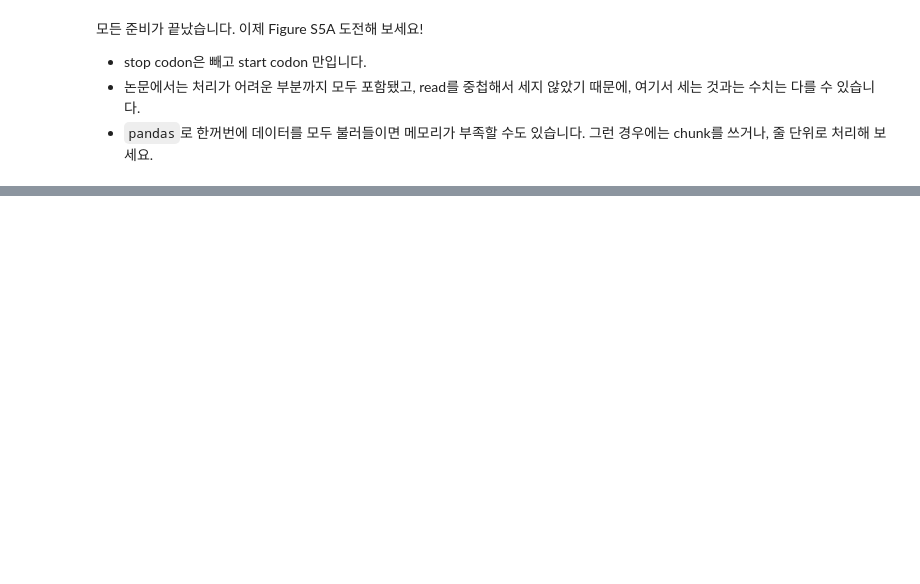
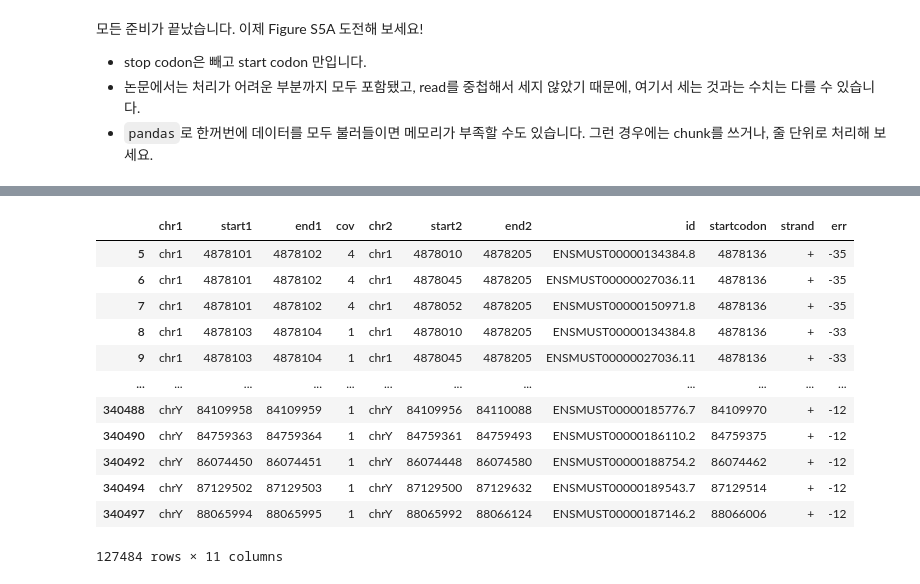
Before and after one commit to ljunwon1114/2022bioinfohw, a Jupyter notebook: Week2.ipynb, the cells around one changed output, grey strips where cells are left out. Cells and saved outputs as stored; diff of their text form; code cells hidden in the pictures; blank space fills up the shorter version.

```diff
--- a/Week2.ipynb
+++ b/Week2.ipynb
@@ -221,3 +244,22 @@ chr1    3221994 3221995 1
 * stop codon은 빼고 start codon 만입니다.
 * 논문에서는 처리가 어려운 부분까지 모두 포함됐고, read를 중첩해서 세지 않았기 때문에, 여기서 세는 것과는 수치는 다를 수 있습니다.
 * `pandas`로 한꺼번에 데이터를 모두 불러들이면 메모리가 부족할 수도 있습니다. 그런 경우에는 chunk를 쓰거나, 줄 단위로 처리해 보세요.
+# %%
+import pandas as pd
+
+columns = [
+    "chr1",
+    "start1",
+    "end1",
+    "cov",
+    "chr2",
+    "start2",
+    "end2",
+    "id",
+    "startcodon",
+    "strand",
+]
+filtered_exon = pd.read_csv(
+    "fivepcounts-filtered-RPF-siLuc.txt", sep="\t", header=None, names=columns
+)
+filtered_exon
@@ -223,0 +280,4 @@ chr1    3221994 3221995 1
+# %%
+#stop codon은 빼고 start codon 만
+filtered_exon["err"] = filtered_exon.start1 - filtered_exon.startcodon
+filtered_exon.head()
@@ -223,0 +291,17 @@ chr1    3221994 3221995 1
+# %%
+f = filtered_exon[filtered_exon.err.isin(range(-50, 51))]
+f
+# %% [output]
+|  | chr1 | start1 | end1 | cov | chr2 | start2 | end2 | id | startcodon | strand | err |
+| 5 | chr1 | 4878101 | 4878102 | 4 | chr1 | 4878010 | 4878205 | ENSMUST00000134384.8 | 4878136 | + | -35 |
+| 6 | chr1 | 4878101 | 4878102 | 4 | chr1 | 4878045 | 4878205 | ENSMUST00000027036.11 | 4878136 | + | -35 |
+| 7 | chr1 | 4878101 | 4878102 | 4 | chr1 | 4878052 | 4878205 | ENSMUST00000150971.8 | 4878136 | + | -35 |
+| 8 | chr1 | 4878103 | 4878104 | 1 | chr1 | 4878010 | 4878205 | ENSMUST00000134384.8 | 4878136 | + | -33 |
+| 9 | chr1 | 4878103 | 4878104 | 1 | chr1 | 4878045 | 4878205 | ENSMUST00000027036.11 | 4878136 | + | -33 |
+| ... | ... | ... | ... | ... | ... | ... | ... | ... | ... | ... | ... |
+| 340488 | chrY | 84109958 | 84109959 | 1 | chrY | 84109956 | 84110088 | ENSMUST00000185776.7 | 84109970 | + | -12 |
+| 340490 | chrY | 84759363 | 84759364 | 1 | chrY | 84759361 | 84759493 | ENSMUST00000186110.2 | 84759375 | + | -12 |
+| 340492 | chrY | 86074450 | 86074451 | 1 | chrY | 86074448 | 86074580 | ENSMUST00000188754.2 | 86074462 | + | -12 |
+| 340494 | chrY | 87129502 | 87129503 | 1 | chrY | 87129500 | 87129632 | ENSMUST00000189543.7 | 87129514 | + | -12 |
+| 340497 | chrY | 88065994 | 88065995 | 1 | chrY | 88065992 | 88066124 | ENSMUST00000187146.2 | 88066006 | + | -12 |
+127484 rows × 11 columns
```
Also changed, not shown: parts of 15 cells of this notebook.
